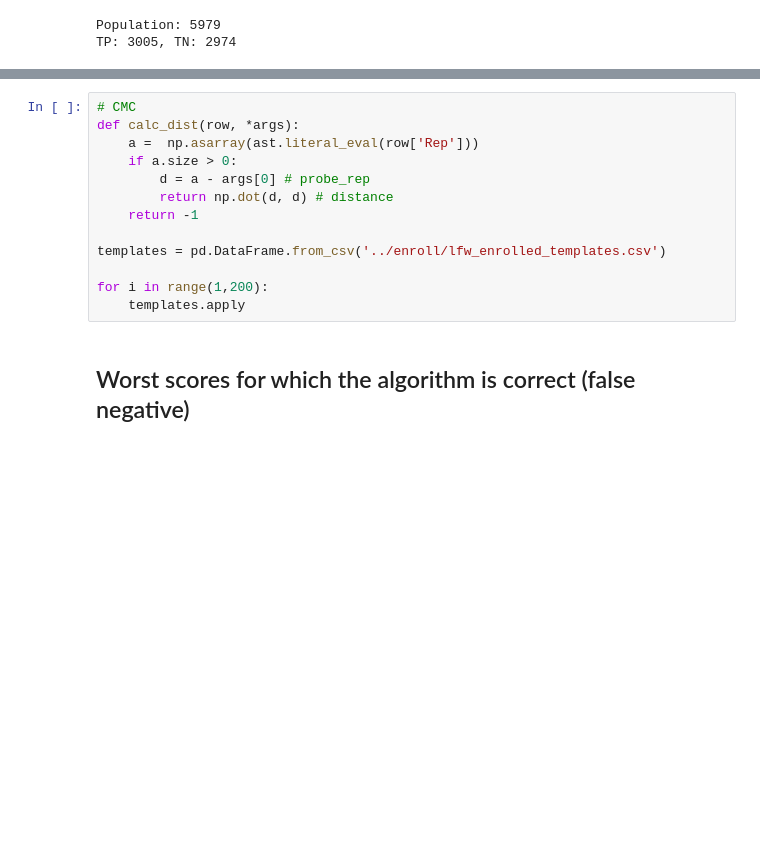
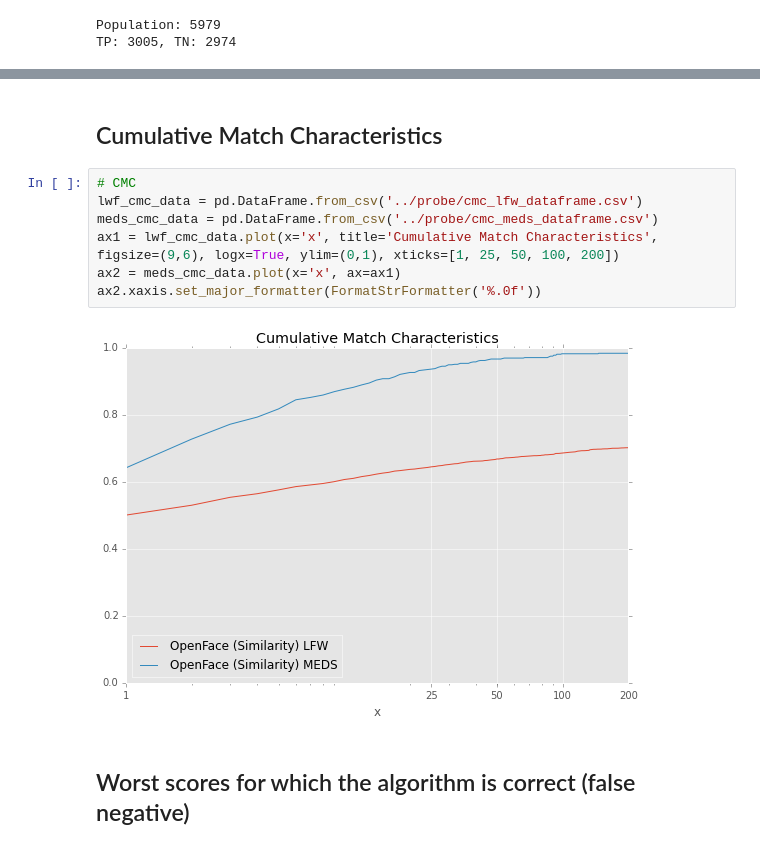
Before and after one commit to clemme/biometricsystems2016-frs, a Jupyter notebook: openface/evaluation/OpenFace_Evaluation.ipynb, the cells around one changed output, grey strips where cells are left out. Cells and saved outputs as stored; diff of their text form; blank space fills up the shorter version.

```diff
--- a/openface/evaluation/OpenFace_Evaluation.ipynb
+++ b/openface/evaluation/OpenFace_Evaluation.ipynb
@@ -114,16 +132,14 @@ TAR = 0.95      0.863
-# %%
-# CMC
-def calc_dist(row, *args):
-    a =  np.asarray(ast.literal_eval(row['Rep']))
-    if a.size > 0:
-        d = a - args[0] # probe_rep
-        return np.dot(d, d) # distance
-    return -1
-
-templates = pd.DataFrame.from_csv('../enroll/lfw_enrolled_templates.csv')
-
-for i in range(1,200):
-    templates.apply
+# %% [markdown]
+## Cumulative Match Characteristics
+# %%
+# CMC
+lwf_cmc_data = pd.DataFrame.from_csv('../probe/cmc_lfw_dataframe.csv')
+meds_cmc_data = pd.DataFrame.from_csv('../probe/cmc_meds_dataframe.csv')
+ax1 = lwf_cmc_data.plot(x='x', title='Cumulative Match Characteristics', figsize=(9,6), logx=True, ylim=(0,1), xticks=[1, 25, 50, 100, 200])
+ax2 = meds_cmc_data.plot(x='x', ax=ax1)
+ax2.xaxis.set_major_formatter(FormatStrFormatter('%.0f'))
+# %% [output]
+[figure, added]
 # %% [markdown]
 ## Worst scores for which the algorithm is correct (false negative)
 # %%
```
Also changed, not shown: parts of 5 cells of this notebook, 3 other files.
